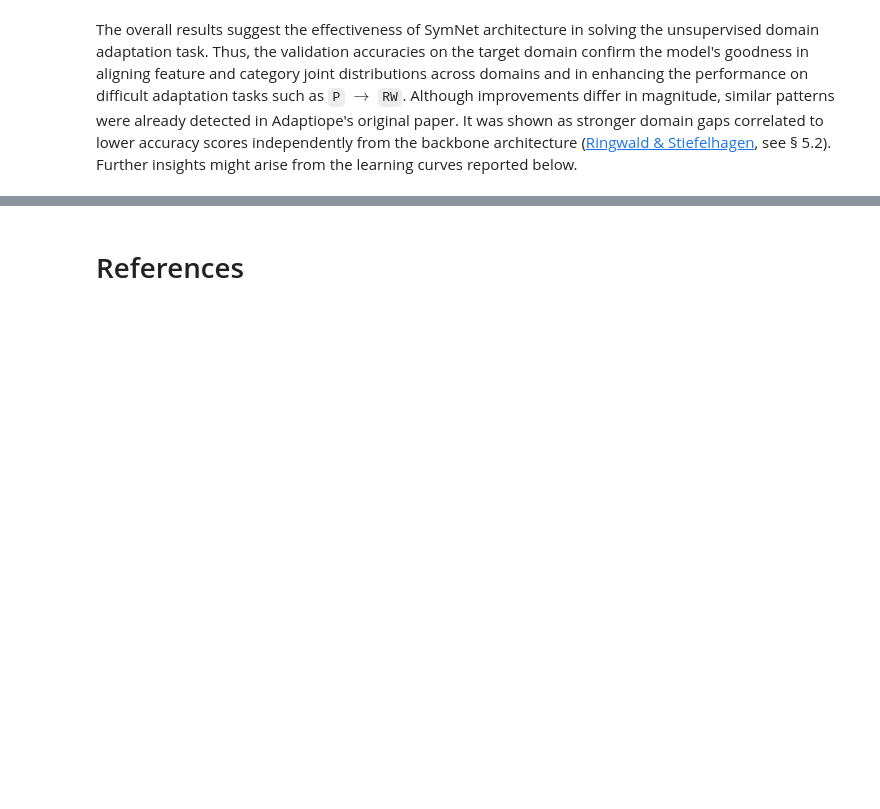
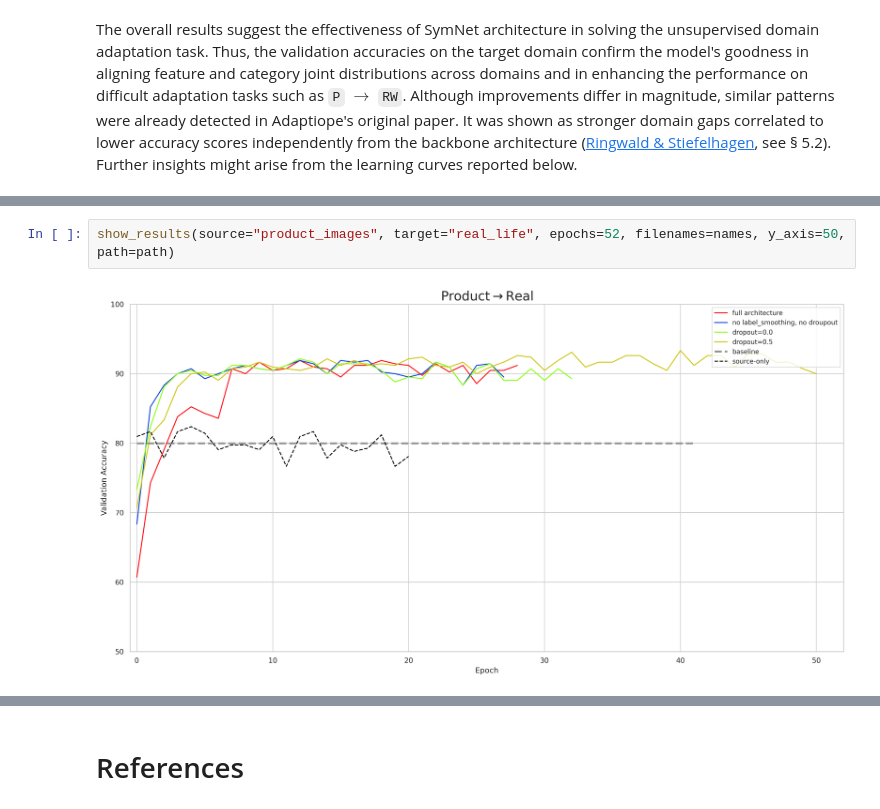
Before and after one commit to detch-for-shor/deep-learning-proj, a Jupyter notebook: SymNets_final.ipynb, the cells around one changed output, grey strips where cells are left out. Saved outputs shown, nothing was run; the diff lists cells and outputs as text; blank space fills up the shorter version.

```diff
--- a/SymNets_final.ipynb
+++ b/SymNets_final.ipynb
@@ -1696 +1711,5 @@ show_results("product", "real_life", 60, filenames)
+# %%
+show_results(source="product_images", target="real_life", epochs=52, filenames=names, y_axis=50, path=path)
+# %% [output]
+[figure, added]
 # %%
```
Also changed, not shown: parts of 26 cells of this notebook, 1 other file.
